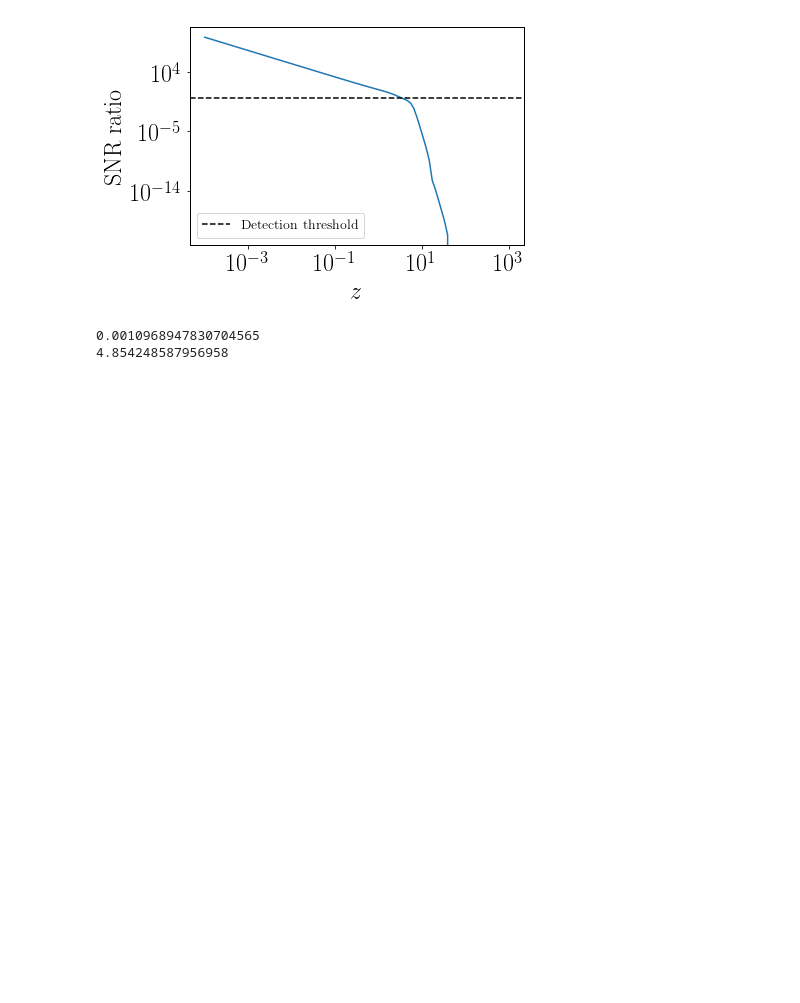
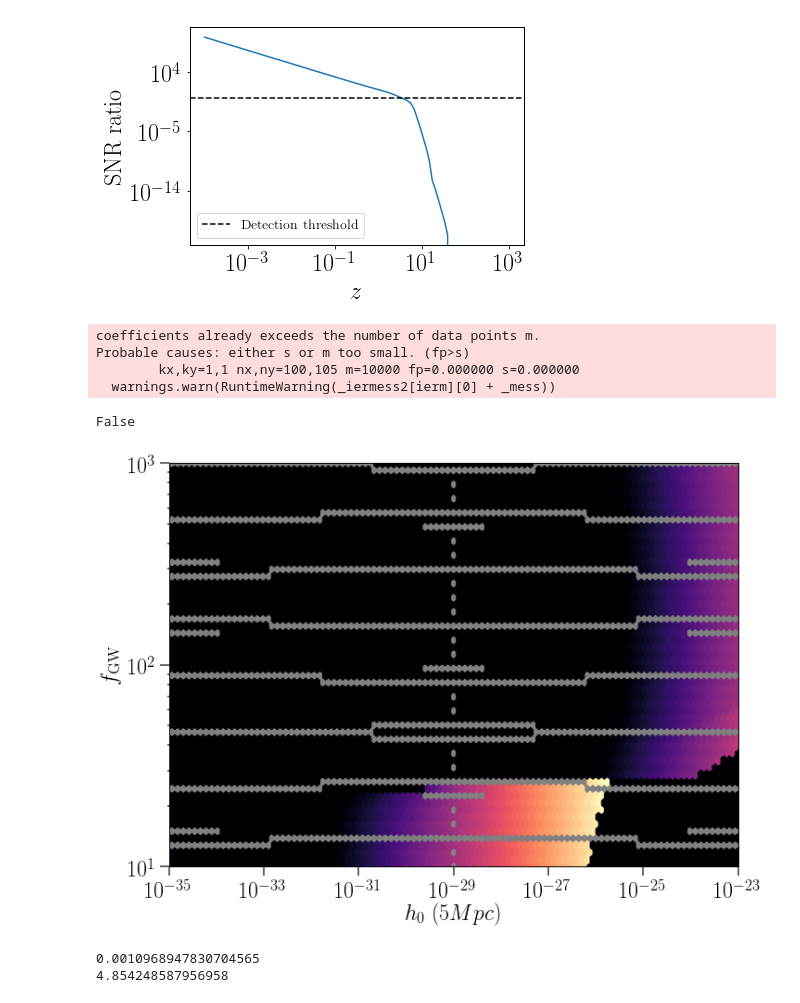
Before and after one commit to maxisi/gwaxion, a Jupyter notebook: examples/horizon.ipynb, the cells around one changed output. Saved outputs shown, nothing was run; the diff lists cells and outputs as text; code cells hidden in the pictures; blank space fills up the shorter version.

```diff
--- a/examples/horizon.ipynb
+++ b/examples/horizon.ipynb
@@ -289 +303,54 @@ plt.show(fig)
+# %%
+log_h = np.log10(h0s)
+log_f = np.log10(fgws)
+zs_a= np.array(zs)
+zs_a[zs_a<=1E-4] = 1E-4
+log_z = np.log10(zs_a)
+hz_design_interp = interp2d(log_h, log_f, log_z)
+# %% [output]
+coefficients already exceeds the number of data points m.
+Probable causes: either s or m too small. (fp>s)
+        kx,ky=1,1 nx,ny=100,105 m=10000 fp=0.000000 s=0.000000
+  warnings.warn(RuntimeWarning(_iermess2[ierm][0] + _mess))
+# %%
+print any(np.isnan(z))
+# %% [output]
+False
+# %%
+# plot interpolant
+z = zs_a  #10**hz_design_interp(log_h, log_f)
+zmin, zmax = 1E-3, z.max()
+norm = matplotlib.colors.LogNorm(vmin=zmin, vmax=zmax)
+
+fig, ax = plt.subplots(1, figsize=(11,8))
+# plot contours
+cm = ax.hexbin(h0s, fgws, C=z, cmap='magma', norm=norm,  xscale='log', yscale='log')
+
+# plot vertical line at 60 Msun
+ax.axvline(60, c='w', ls=':', lw=2)
+ax.axhline(0.7, c='w', ls=':', lw=2)
+
+# add colorbar
+#b_ticks = np.logspace(hmin, hmax, 7) # np.ceil(np.log10(h0s_ma[~np.isnan(h0s_ma)].max())), 7)
+#cb = plt.colorbar(cm, norm=norm, label=r'aLIGO design range ($z$)')#, ticks=cb_ticks)
+cb.ax.tick_params(labelsize=18)
+
+plt.ylabel(r'$f_{\rm GW}$')
+plt.xlabel(r'$h_0$ (5 Mpc)')
+ax.patch.set_facecolor("grey")
+
+plt.xlim(min(h0s), max(h0s))
+plt.ylim(10, 1E3)
+
+ax.tick_params(axis='both', color='0.4', which='both', width=2)
+ax.tick_params(axis='both', length=10)
+
+cm.set_rasterized(True)
+
+#fig.savefig('cmap_chi_mbh_range-design.pdf', bbox_inches='tight', dpi=400)
+
+plt.show()
+plt.close()
+# %% [output]
+[figure, added]
 # %%
```
Also changed, not shown: parts of 3 cells of this notebook, 1 other file.
